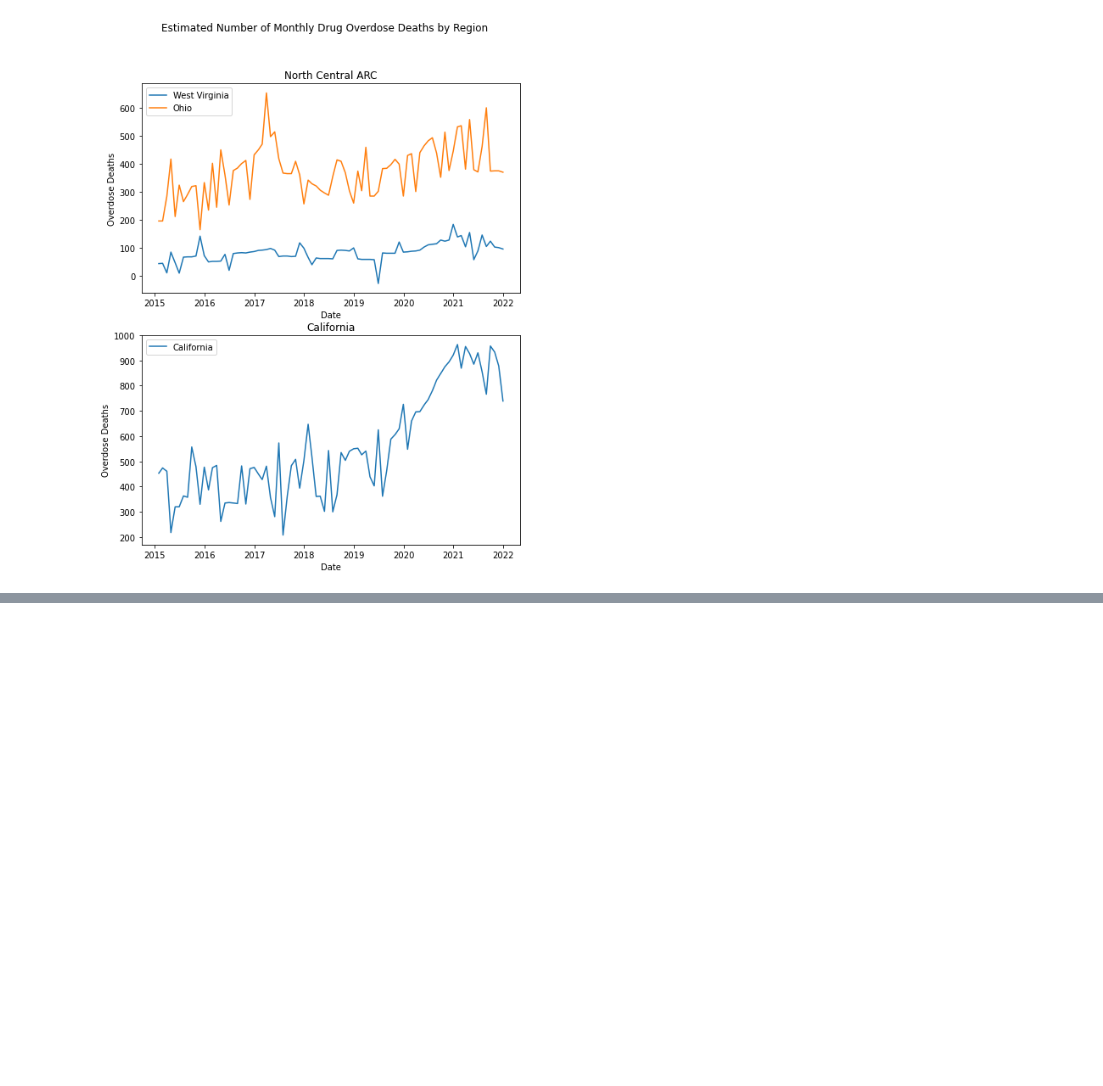
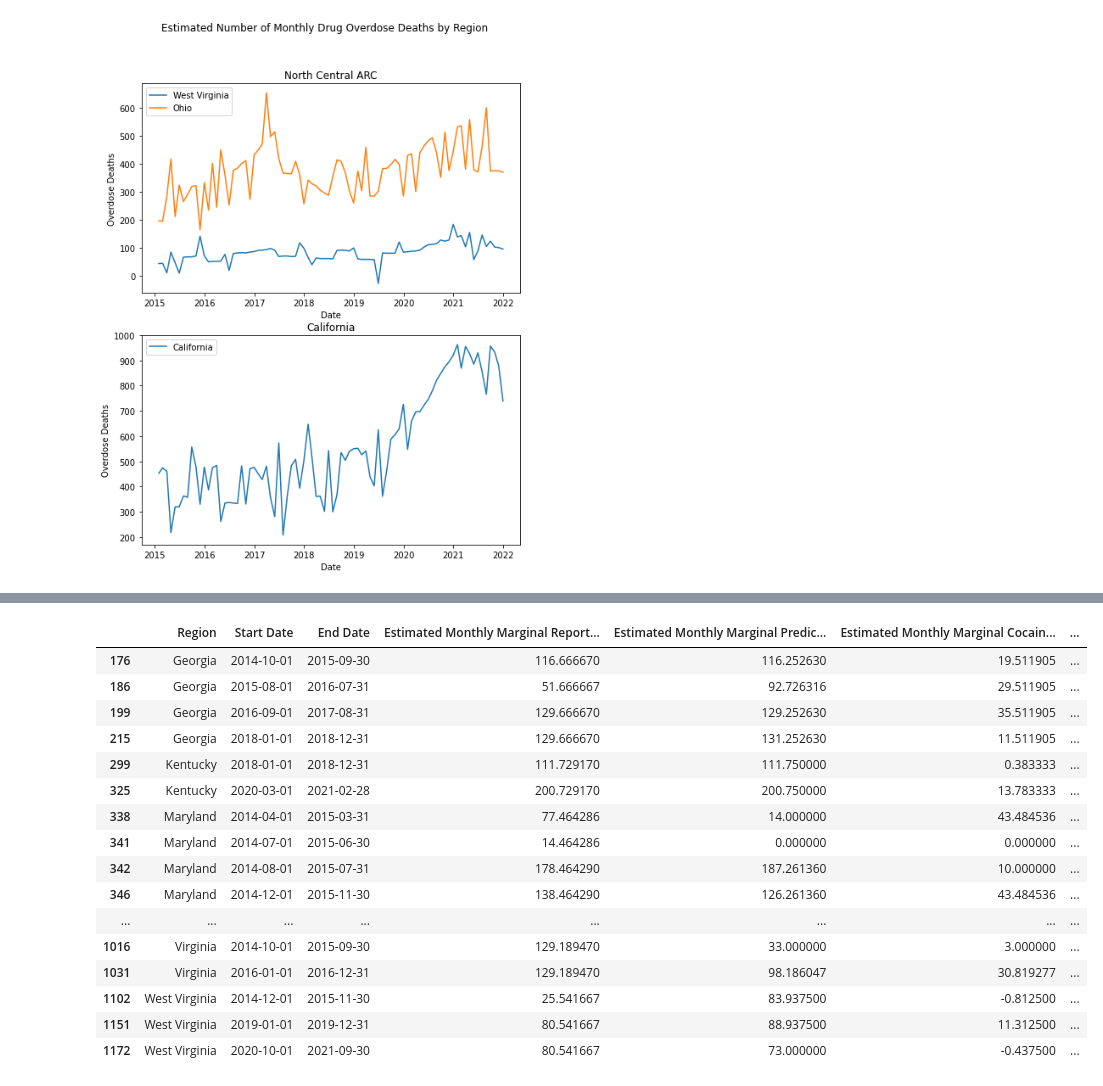
Before and after one commit to Aneesh-Sandhir/Popping-the-Kernel, a Jupyter notebook: Constrained Optimization Walkthrough.ipynb, the cells around one changed output, grey strips where cells are left out. Saved outputs shown, nothing was run; the diff lists cells and outputs as text; code cells hidden in the pictures; blank space fills up the shorter version.

```diff
--- a/Constrained Optimization Walkthrough.ipynb
+++ b/Constrained Optimization Walkthrough.ipynb
@@ -280,0 +350,23 @@ for index, sub_region in enumerate(sub_regions.keys()):
+# %%
+#Sanity Check 1: Algorithm doesnt return any negative values
+#Table should be empty
+calculated_columns = [i for i in monthly_deaths_df.columns if i.startswith("Estimated Monthly Marginal ")]
+monthly_deaths_df[((monthly_deaths_df[calculated_columns] >= 0).all(1) == False)][["Region", "Start Date", "End Date"] + calculated_columns].dropna()
+# %% [output]
+|  | Region | Start Date | End Date | Estimated Monthly Marginal Report... | Estimated Monthly Marginal Predic... | Estimated Monthly Marginal Cocain... | ... |
+| 176 | Georgia | 2014-10-01 | 2015-09-30 | 116.666670 | 116.252630 | 19.511905 | ... |
+| 186 | Georgia | 2015-08-01 | 2016-07-31 | 51.666667 | 92.726316 | 29.511905 | ... |
+| 199 | Georgia | 2016-09-01 | 2017-08-31 | 129.666670 | 129.252630 | 35.511905 | ... |
+| 215 | Georgia | 2018-01-01 | 2018-12-31 | 129.666670 | 131.252630 | 11.511905 | ... |
+| 299 | Kentucky | 2018-01-01 | 2018-12-31 | 111.729170 | 111.750000 | 0.383333 | ... |
+| 325 | Kentucky | 2020-03-01 | 2021-02-28 | 200.729170 | 200.750000 | 13.783333 | ... |
+| 338 | Maryland | 2014-04-01 | 2015-03-31 | 77.464286 | 14.000000 | 43.484536 | ... |
+| 341 | Maryland | 2014-07-01 | 2015-06-30 | 14.464286 | 0.000000 | 0.000000 | ... |
+| 342 | Maryland | 2014-08-01 | 2015-07-31 | 178.464290 | 187.261360 | 10.000000 | ... |
+| 346 | Maryland | 2014-12-01 | 2015-11-30 | 138.464290 | 126.261360 | 43.484536 | ... |
+| ... | ... | ... | ... | ... | ... | ... | ... |
+| 1016 | Virginia | 2014-10-01 | 2015-09-30 | 129.189470 | 33.000000 | 3.000000 | ... |
+| 1031 | Virginia | 2016-01-01 | 2016-12-31 | 129.189470 | 98.186047 | 30.819277 | ... |
+| 1102 | West Virginia | 2014-12-01 | 2015-11-30 | 25.541667 | 83.937500 | -0.812500 | ... |
+| 1151 | West Virginia | 2019-01-01 | 2019-12-31 | 80.541667 | 88.937500 | 11.312500 | ... |
+| 1172 | West Virginia | 2020-10-01 | 2021-09-30 | 80.541667 | 73.000000 | -0.437500 | ... |
```
Also changed, not shown: parts of 5 cells of this notebook.
